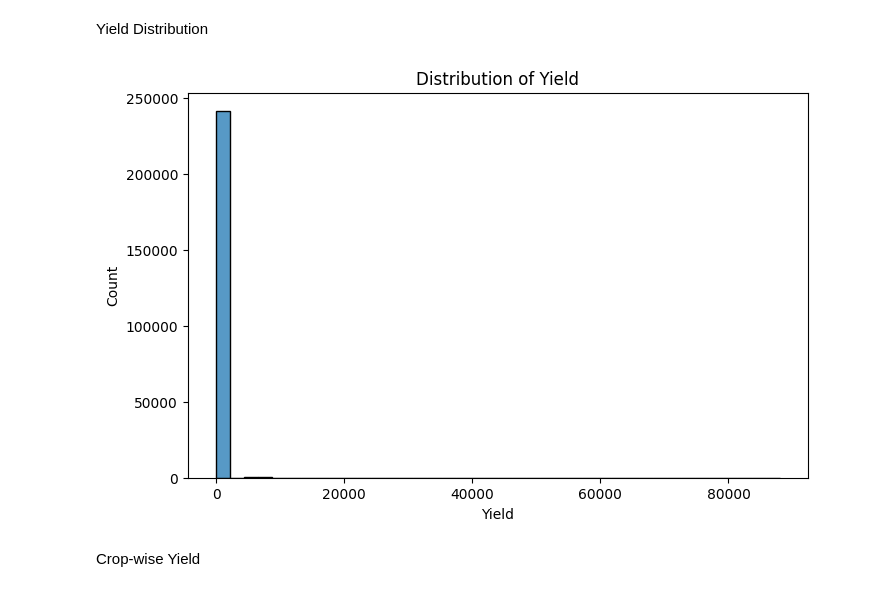
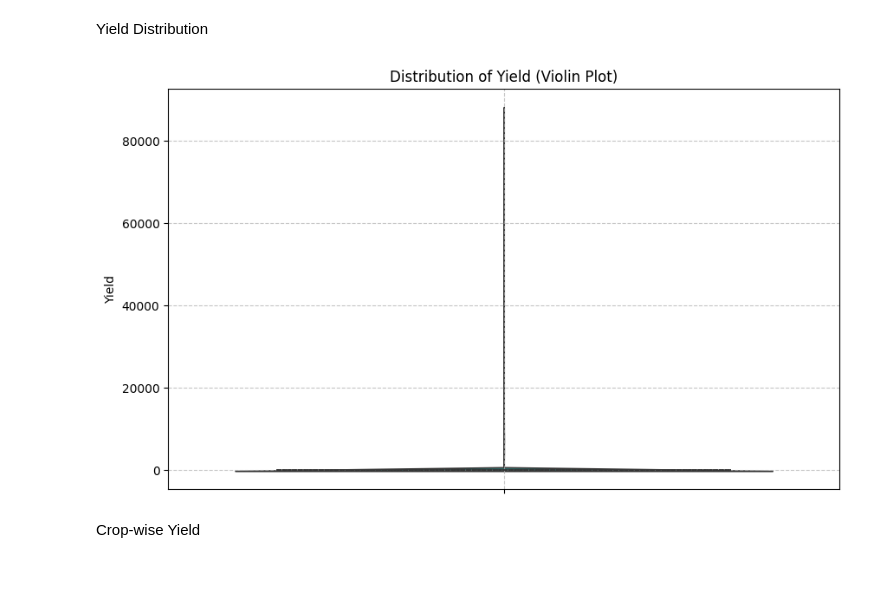
Before and after one commit to patelankit101-max/Agriculture_Crop_Yield_Prediction, a Jupyter notebook: Agricultural_Crop_Yield_Prediction_Business_problem.ipynb, the cells around one changed output. Saved outputs shown, nothing was run; the diff lists cells and outputs as text; code cells hidden in the pictures.

```diff
--- a/Agricultural_Crop_Yield_Prediction_Business_problem.ipynb
+++ b/Agricultural_Crop_Yield_Prediction_Business_problem.ipynb
@@ -107,12 +107,14 @@ from matplotlib.backends.backend_pdf import PdfPages
 
 pdf = PdfPages('all_plots.pdf')
 # %%
-plt.figure(figsize=(8,5))
-sns.histplot(df['Yield'], bins=40)
-plt.title('Distribution of Yield')
+plt.figure(figsize=(10, 6))
+sns.violinplot(y=df['Yield'], inner='quartile', palette='viridis')
+plt.title('Distribution of Yield (Violin Plot)')
+plt.ylabel('Yield')
+plt.grid(True, linestyle='--', alpha=0.7)
 pdf.savefig(plt.gcf())
 plt.show()
 # %% [output]
-[figure, old version]
+[figure, new version]
 # %% [markdown]
 Crop-wise Yield
```
Also changed, not shown: parts of 25 cells of this notebook.
